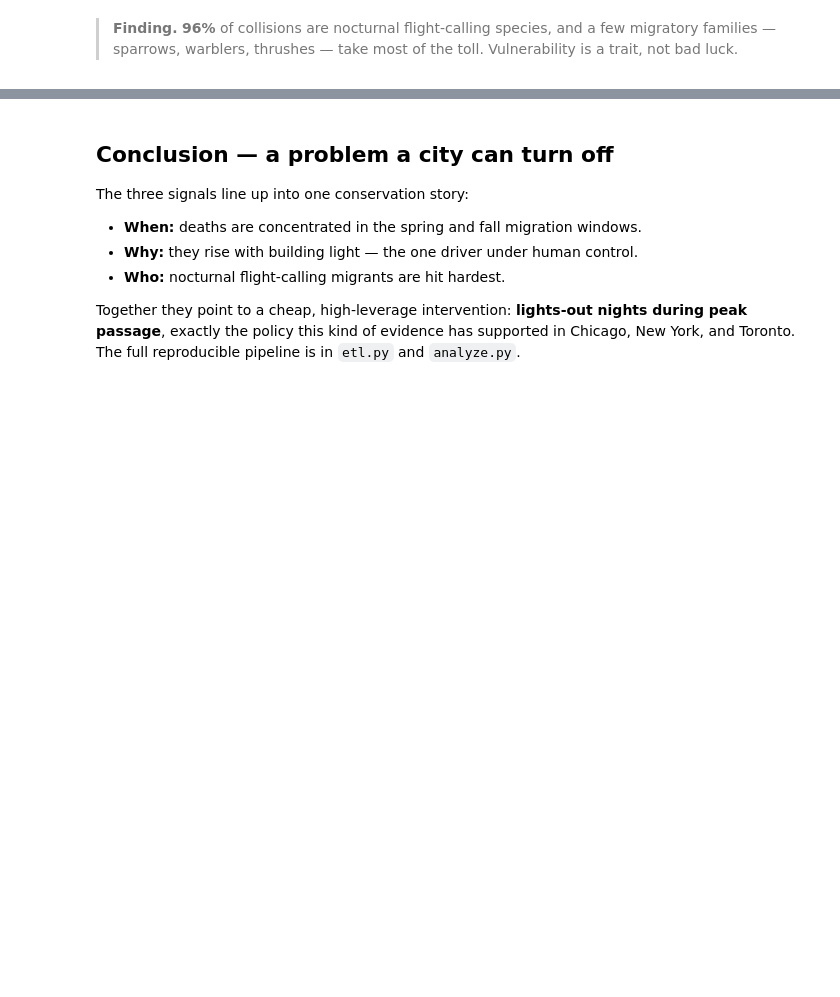
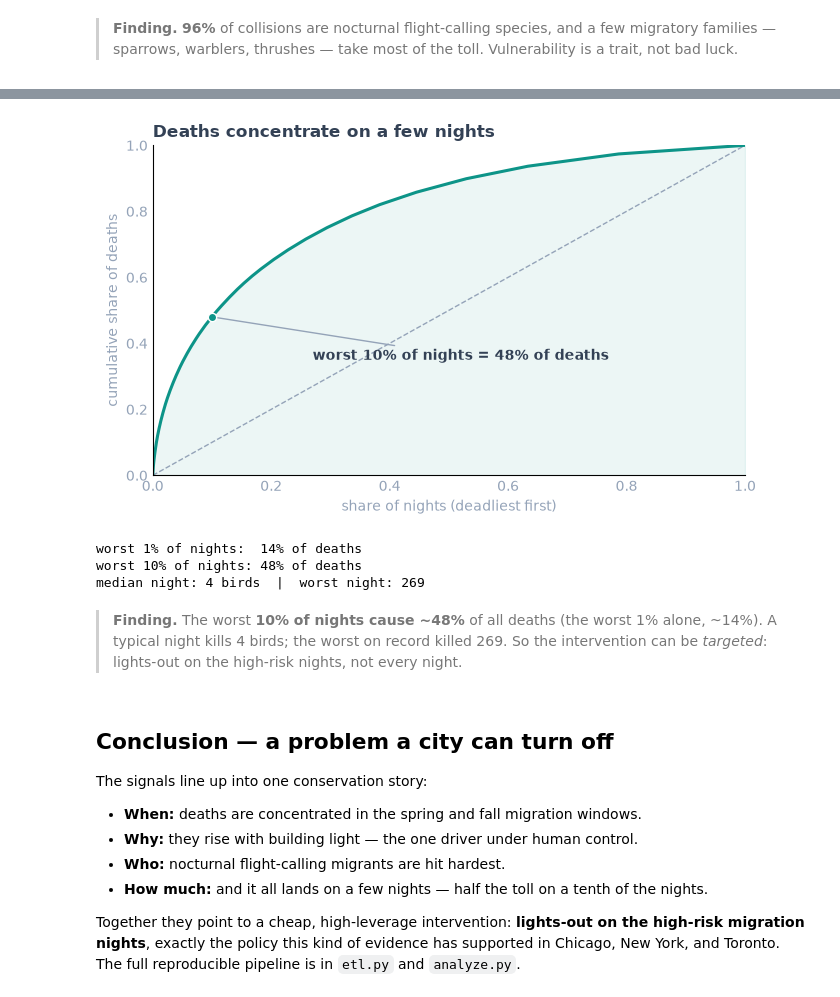
Before and after one commit to nathanaelhub/bird_data, a Jupyter notebook: analysis.ipynb, the cells around one changed output, grey strips where cells are left out. Saved outputs shown, nothing was run; the diff lists cells and outputs as text; code cells hidden in the pictures; blank space fills up the shorter version.

```diff
--- a/analysis.ipynb
+++ b/analysis.ipynb
@@ -127,12 +131,46 @@ nocturnal flight-callers: 96.2% of all collisions
+# %%
+nights = (coll[coll.locality == "McCormick Place"].groupby("date").size()
+          .sort_values(ascending=False).values)
+cum = nights.cumsum() / nights.sum()
+x = [(i + 1) / len(nights) for i in range(len(nights))]
+i10 = int(len(nights) * 0.10); y10 = cum[i10 - 1]
+
+fig, ax = plt.subplots(figsize=(6.8, 4.2))
+ax.plot([0, 1], [0, 1], color="#94a3b8", ls="--", lw=1)
+ax.fill_between([0] + x, [0] + list(cum), color="#0d9488", alpha=0.08)
+ax.plot([0] + x, [0] + list(cum), color="#0d9488", lw=2.2)
+ax.scatter([0.10], [y10], color="#0d9488", zorder=5, edgecolor="white")
+ax.annotate(f"worst 10% of nights = {y10:.0%} of deaths", (0.10, y10),
+            xytext=(0.27, y10 - 0.13), fontsize=10, color="#334155", fontweight="bold",
+            arrowprops=dict(arrowstyle="-", color="#94a3b8"))
+ax.set_xlim(0, 1); ax.set_ylim(0, 1)
+ax.set_xlabel("share of nights (deadliest first)", color="#94a3b8")
+ax.set_ylabel("cumulative share of deaths", color="#94a3b8")
+ax.set_title("Deaths concentrate on a few nights", loc="left", fontweight="bold", color="#334155")
+for s in ("top", "right"): ax.spines[s].set_visible(False)
+ax.tick_params(length=0, colors="#94a3b8")
+plt.tight_layout(); plt.show()
+
+print(f"worst 1% of nights:  {cum[int(len(nights)*0.01)-1]:.0%} of deaths")
+print(f"worst 10% of nights: {y10:.0%} of deaths")
+print(f"median night: {int(pd.Series(nights).median())} birds  |  worst night: {int(nights.max())}")
+# %% [output]
+[figure, added]
+worst 1% of nights:  14% of deaths
+worst 10% of nights: 48% of deaths
+median night: 4 birds  |  worst night: 269
+# %% [markdown]
+> **Finding.** The worst **10% of nights cause ~48%** of all deaths (the worst 1% alone, ~14%). A typical night kills 4 birds; the worst on record killed 269. So the intervention can be *targeted*: lights-out on the high-risk nights, not every night.
 # %% [markdown]
 ## Conclusion — a problem a city can turn off
 
-The three signals line up into one conservation story:
+The signals line up into one conservation story:
 
 - **When:** deaths are concentrated in the spring and fall migration windows.
 - **Why:** they rise with building light — the one driver under human control.
 - **Who:** nocturnal flight-calling migrants are hit hardest.
+- **How much:** and it all lands on a few nights — half the toll on a tenth of the nights.
 
-Together they point to a cheap, high-leverage intervention: **lights-out nights during
-peak passage**, exactly the policy this kind of evidence has supported in Chicago,
-New York, and Toronto. The full reproducible pipeline is in `etl.py` and `analyze.py`.
+Together they point to a cheap, high-leverage intervention: **lights-out on the
+high-risk migration nights**, exactly the policy this kind of evidence has supported in
+Chicago, New York, and Toronto. The full reproducible pipeline is in `etl.py` and `analyze.py`.
```
Also changed, not shown: parts of 1 cell of this notebook.
